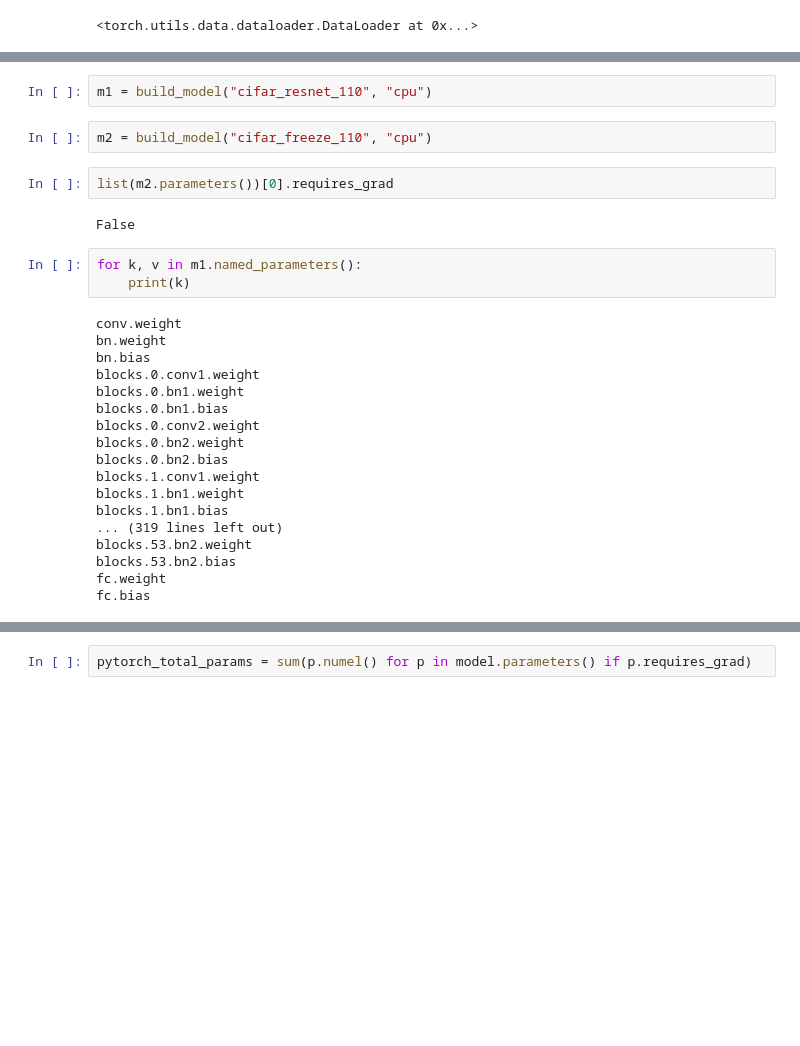
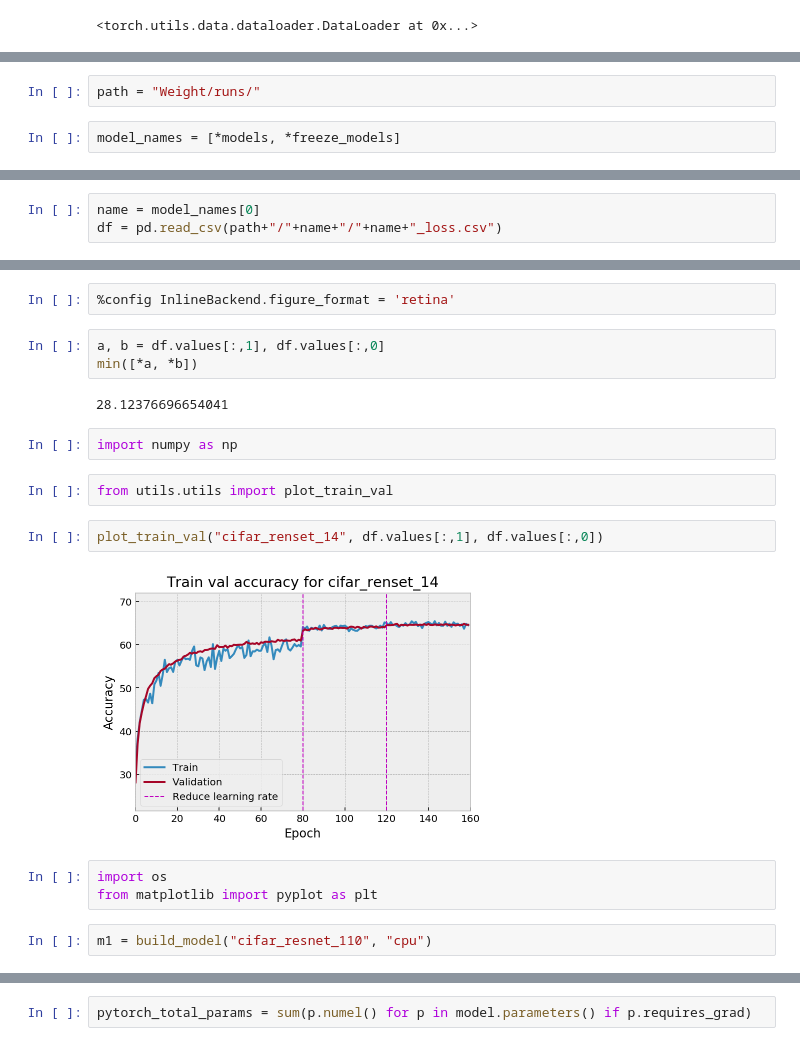
Before and after one commit to tdtce/BatchNorm_params_training, a Jupyter notebook: Untitled.ipynb, the cells around one changed output, grey strips where cells are left out. Saved outputs shown, nothing was run; the diff lists cells and outputs as text; blank space fills up the shorter version.

```diff
--- a/Untitled.ipynb
+++ b/Untitled.ipynb
@@ -45,0 +42,4 @@ train_dataloader.
+# %%
+path = "Weight/runs/"
+# %%
+model_names = [*models, *freeze_models]
@@ -45,0 +48,3 @@ train_dataloader.
+# %%
+name = model_names[0]
+df = pd.read_csv(path+"/"+name+"/"+name+"_loss.csv")
@@ -46,29 +95,20 @@ train_dataloader.
+# %%
+%config InlineBackend.figure_format = 'retina'
+# %%
+a, b = df.values[:,1], df.values[:,0]
+min([*a, *b])
+# %% [output]
+28.12376696654041
+# %%
+import numpy as np
+# %%
+from utils.utils import plot_train_val
+# %%
+plot_train_val("cifar_renset_14", df.values[:,1], df.values[:,0])
+# %% [output]
+[figure, added]
+# %%
+import os
+from matplotlib import pyplot as plt
 # %%
 m1 = build_model("cifar_resnet_110", "cpu")
-# %%
-m2 = build_model("cifar_freeze_110", "cpu")
-# %%
-list(m2.parameters())[0].requires_grad
-# %% [output]
-False
-# %%
-for k, v in m1.named_parameters():
-    print(k)
-# %% [output]
-conv.weight
-bn.weight
-bn.bias
-blocks.0.conv1.weight
-blocks.0.bn1.weight
-blocks.0.bn1.bias
-blocks.0.conv2.weight
-blocks.0.bn2.weight
-blocks.0.bn2.bias
-blocks.1.conv1.weight
-blocks.1.bn1.weight
-blocks.1.bn1.bias
-... (319 lines left out)
-blocks.53.bn2.weight
-blocks.53.bn2.bias
-fc.weight
-fc.bias
```
Also changed, not shown: parts of 22 cells of this notebook, 10 other files.
